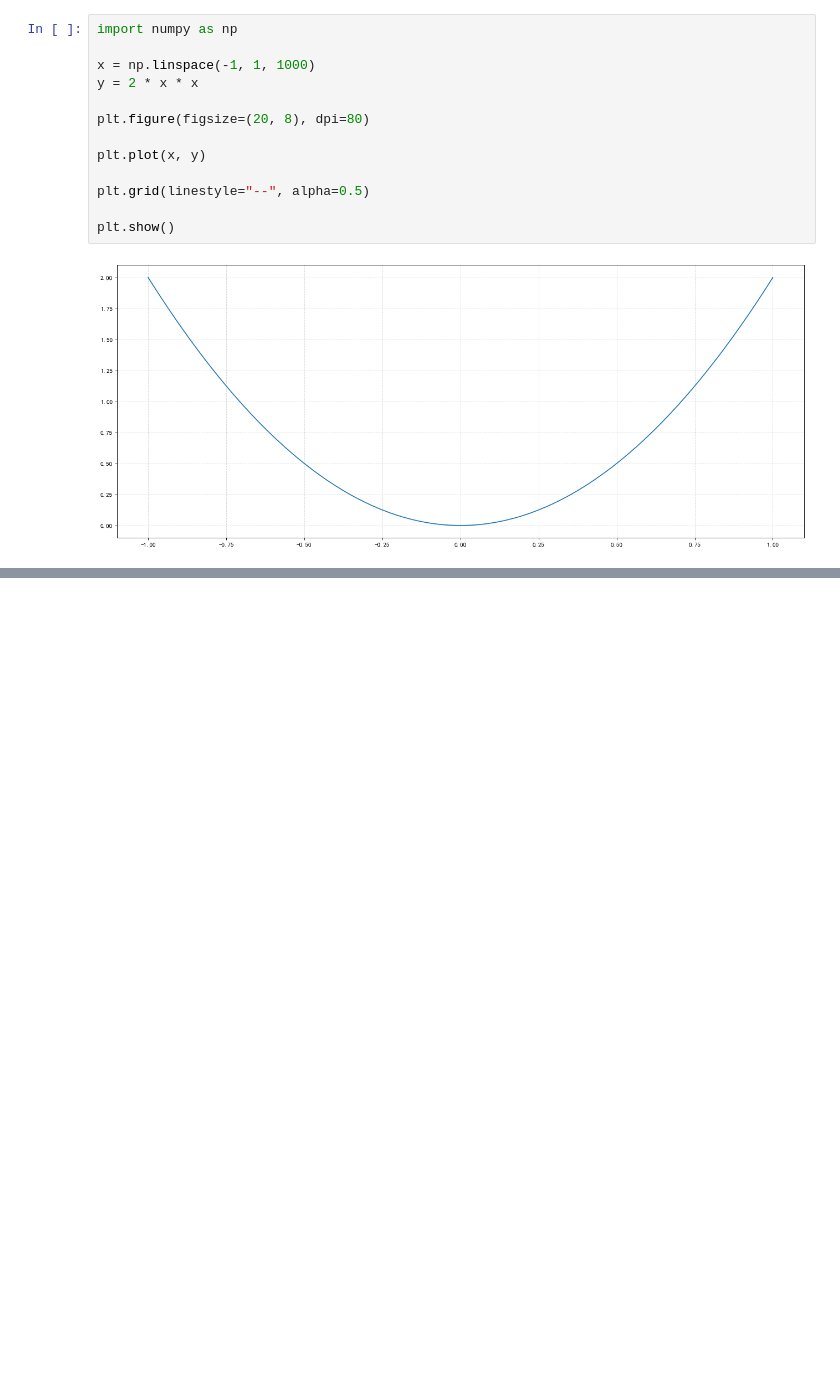
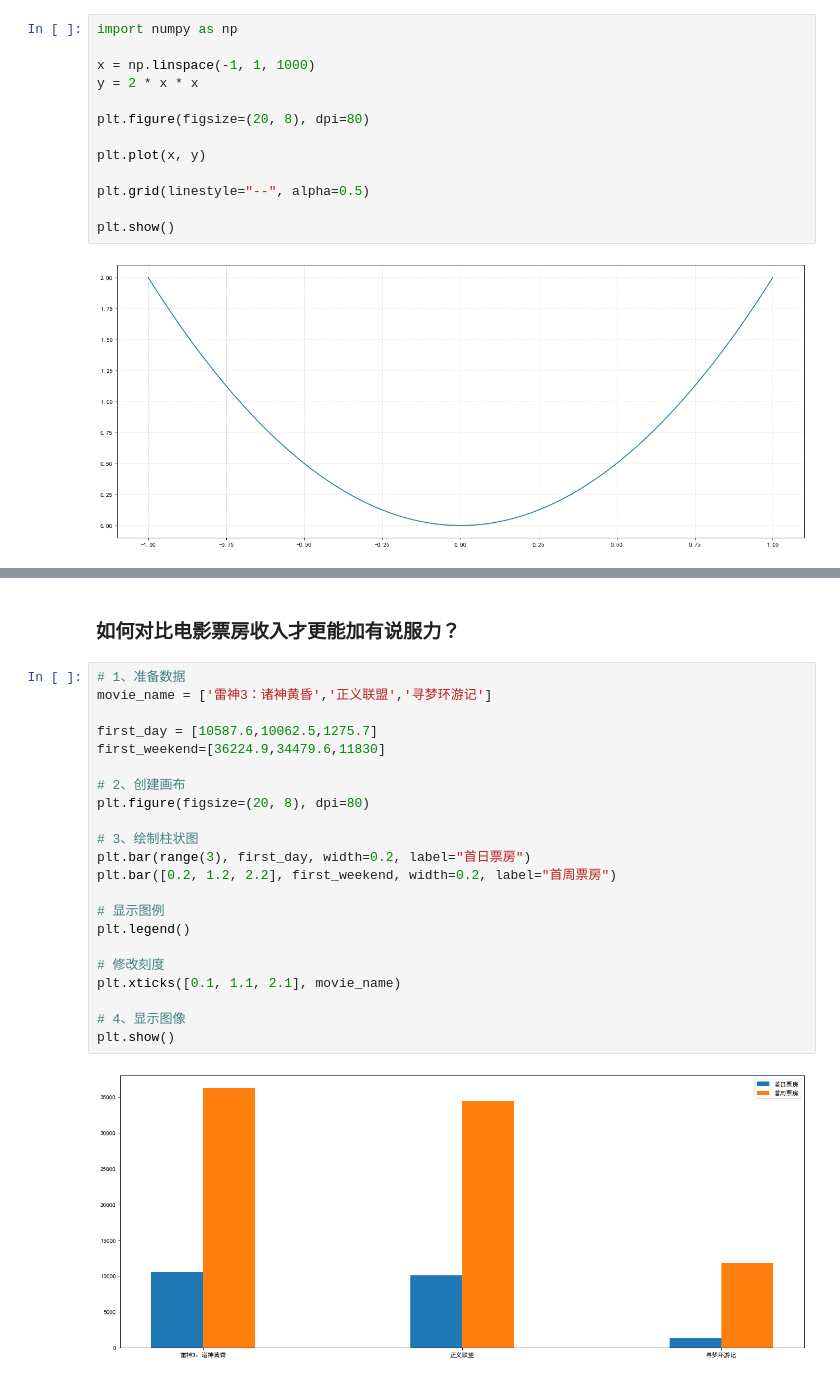
Before and after one commit to YoungBossX/Four_Days_Data_Mining, a Jupyter notebook: day_01/day_01.ipynb, the cells around one changed output, grey strips where cells are left out. Saved outputs shown, nothing was run; the diff lists cells and outputs as text; blank space fills up the shorter version.

```diff
--- a/day_01/day_01.ipynb
+++ b/day_01/day_01.ipynb
@@ -176,0 +235,26 @@ plt.show()
+# %% [markdown]
+### 如何对比电影票房收入才更能加有说服力？
+# %%
+# 1、准备数据
+movie_name = ['雷神3：诸神黄昏','正义联盟','寻梦环游记']
+
+first_day = [10587.6,10062.5,1275.7]
+first_weekend=[36224.9,34479.6,11830]
+
+# 2、创建画布
+plt.figure(figsize=(20, 8), dpi=80)
+
+# 3、绘制柱状图
+plt.bar(range(3), first_day, width=0.2, label="首日票房")
+plt.bar([0.2, 1.2, 2.2], first_weekend, width=0.2, label="首周票房")
+
+# 显示图例
+plt.legend()
+
+# 修改刻度
+plt.xticks([0.1, 1.1, 2.1], movie_name)
+
+# 4、显示图像
+plt.show()
+# %% [output]
+[figure, added]
```
Also changed, not shown: parts of 9 cells of this notebook.
